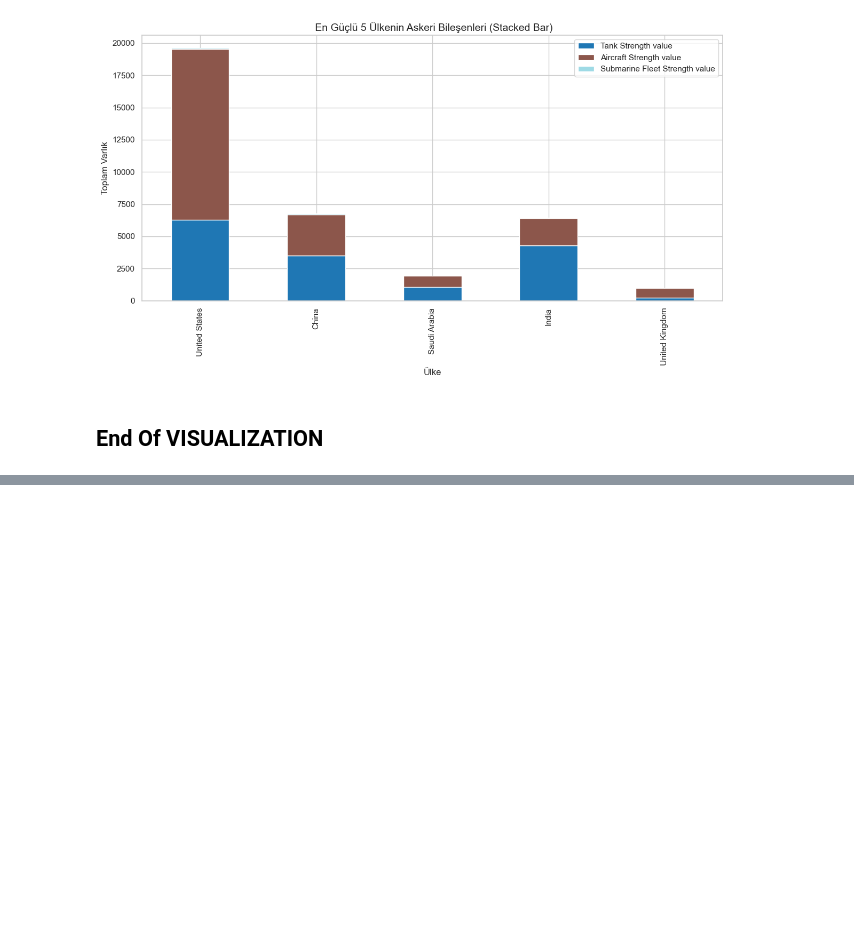
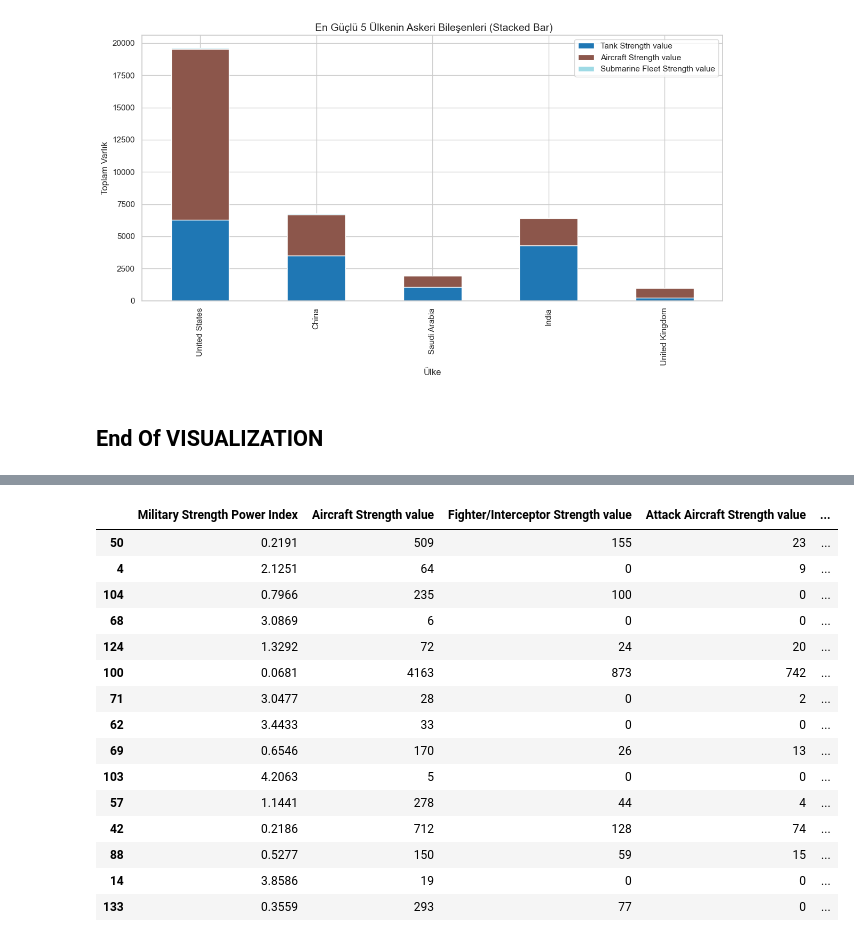
Before and after one commit to mmeliht/Artificial_Intelligence_Course, a Jupyter notebook: week3_homework/World military power/World military power Project.ipynb, the cells around one changed output, grey strips where cells are left out. Saved outputs shown, nothing was run; the diff lists cells and outputs as text; code cells hidden in the pictures; blank space fills up the shorter version.

```diff
--- a/week3_homework/World military power/World military power Project.ipynb
+++ b/week3_homework/World military power/World military power Project.ipynb
@@ -307,0 +348,19 @@ vis.show()
+# %%
+x.sample(15)
+# %% [output]
+|  | Military Strength Power Index | Aircraft Strength value | Fighter/Interceptor Strength value | Attack Aircraft Strength value | ... |
+| 50 | 0.2191 | 509 | 155 | 23 | ... |
+| 4 | 2.1251 | 64 | 0 | 9 | ... |
+| 104 | 0.7966 | 235 | 100 | 0 | ... |
+| 68 | 3.0869 | 6 | 0 | 0 | ... |
+| 124 | 1.3292 | 72 | 24 | 20 | ... |
+| 100 | 0.0681 | 4163 | 873 | 742 | ... |
+| 71 | 3.0477 | 28 | 0 | 2 | ... |
+| 62 | 3.4433 | 33 | 0 | 0 | ... |
+| 69 | 0.6546 | 170 | 26 | 13 | ... |
+| 103 | 4.2063 | 5 | 0 | 0 | ... |
+| 57 | 1.1441 | 278 | 44 | 4 | ... |
+| 42 | 0.2186 | 712 | 128 | 74 | ... |
+| 88 | 0.5277 | 150 | 59 | 15 | ... |
+| 14 | 3.8586 | 19 | 0 | 0 | ... |
+| 133 | 0.3559 | 293 | 77 | 0 | ... |
```
Also changed, not shown: parts of 14 cells of this notebook.
